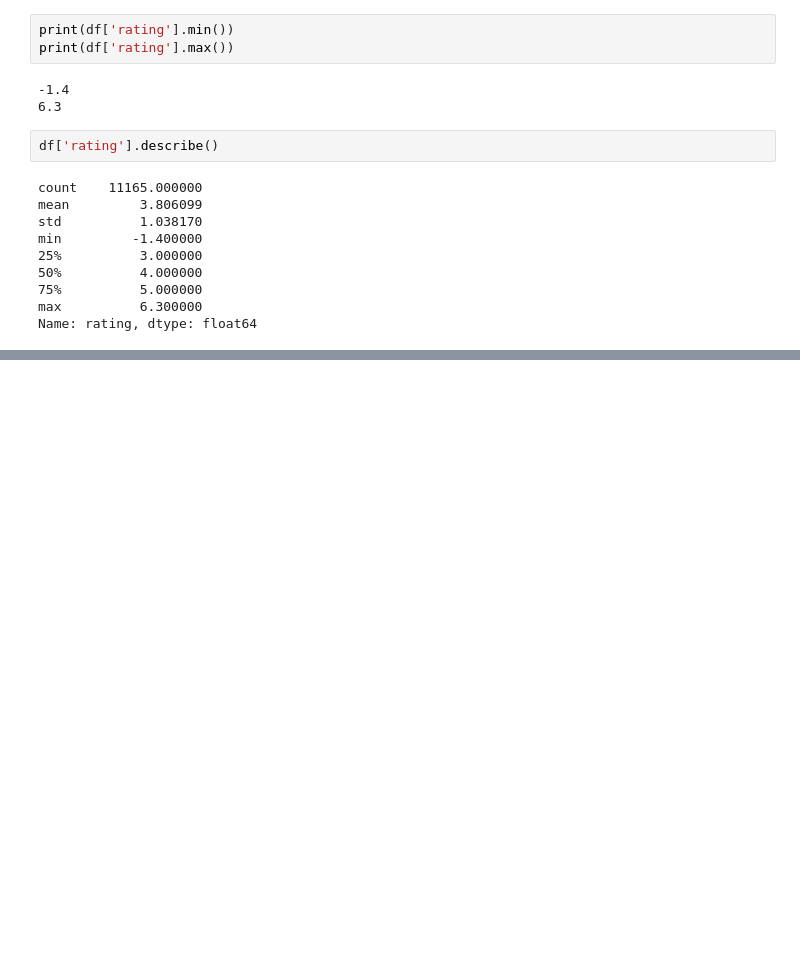
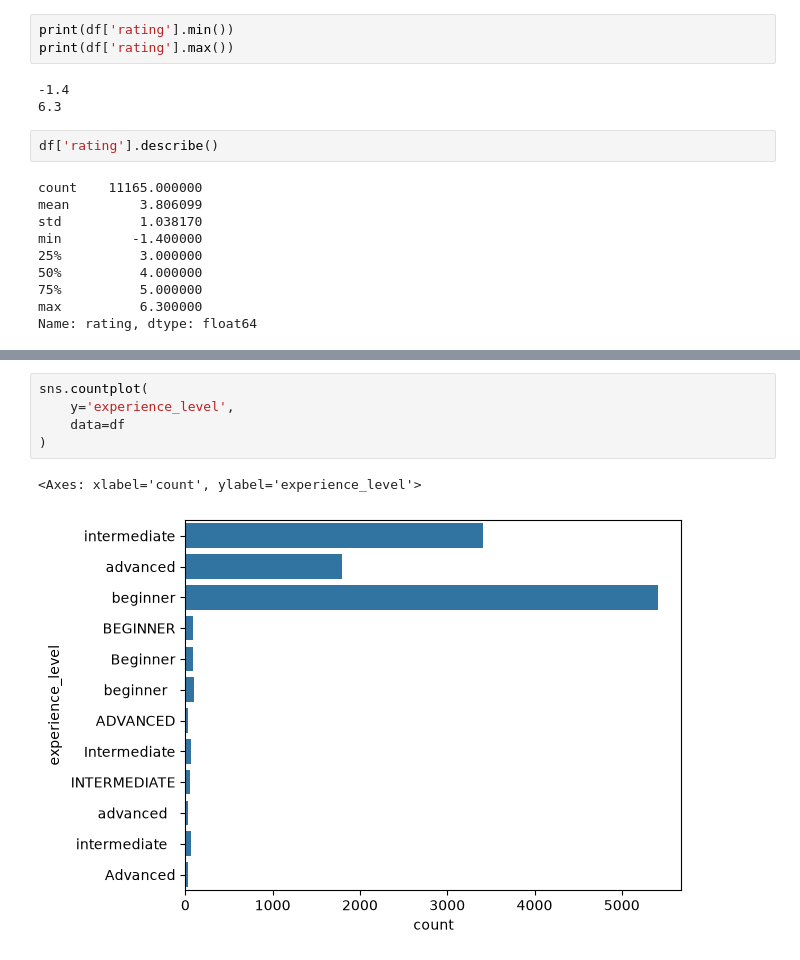
Before and after one commit to Lil-torta/Fundamentos-de-analisis-de-datos, a Jupyter notebook: entrenamiento practica.ipynb, the cells around one changed output, grey strips where cells are left out. Drawn from its saved outputs; the diff is of its cells as text; blank space fills up the shorter version.

```diff
--- a/entrenamiento practica.ipynb
+++ b/entrenamiento practica.ipynb
@@ -300,0 +379,8 @@ Name: rating, dtype: float64
+# %%
+sns.countplot(
+    y='experience_level',
+    data=df
+)
+# %% [output]
+<Axes: xlabel='count', ylabel='experience_level'>
+[figure, added]
```
Also changed, not shown: parts of 14 cells of this notebook, 1 other file.
